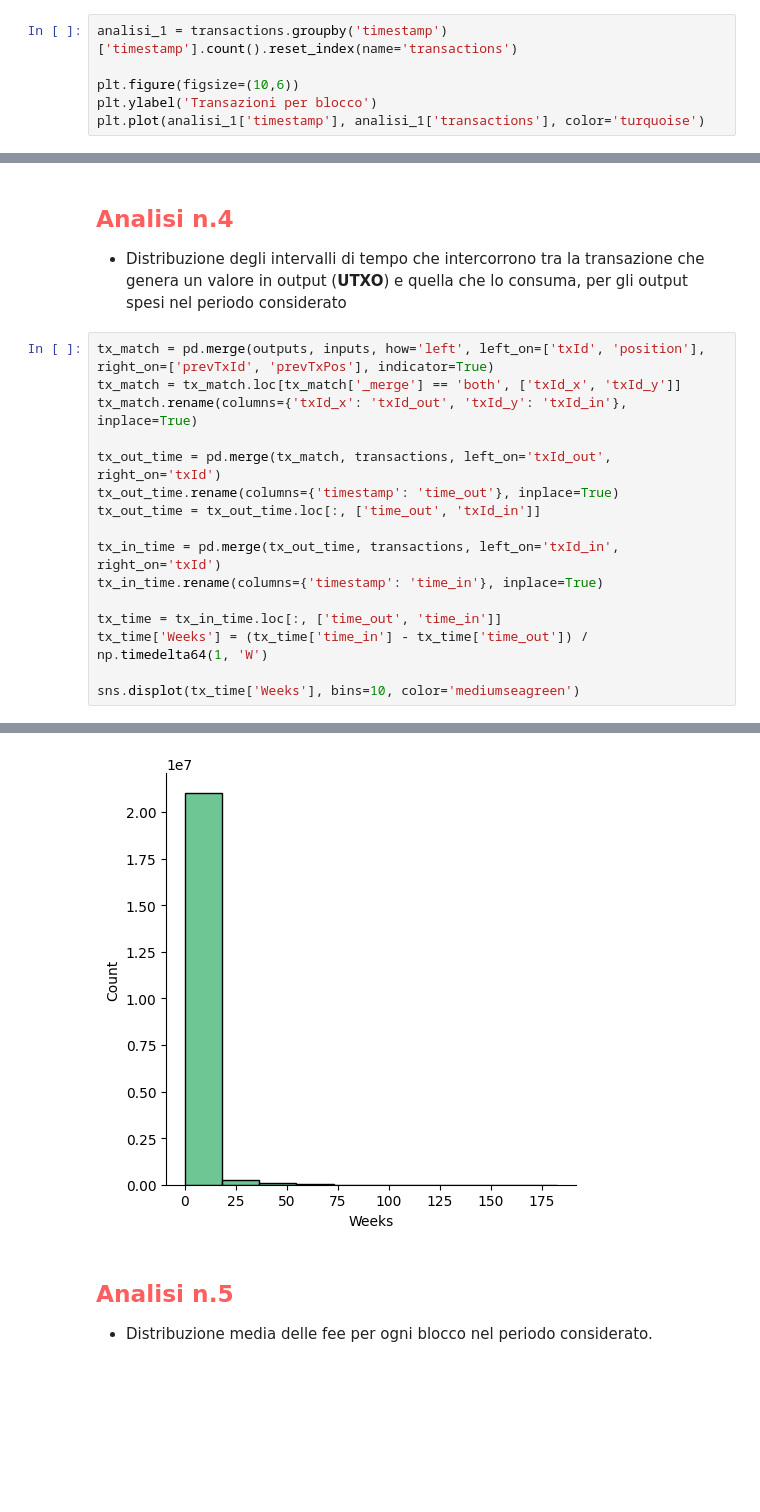
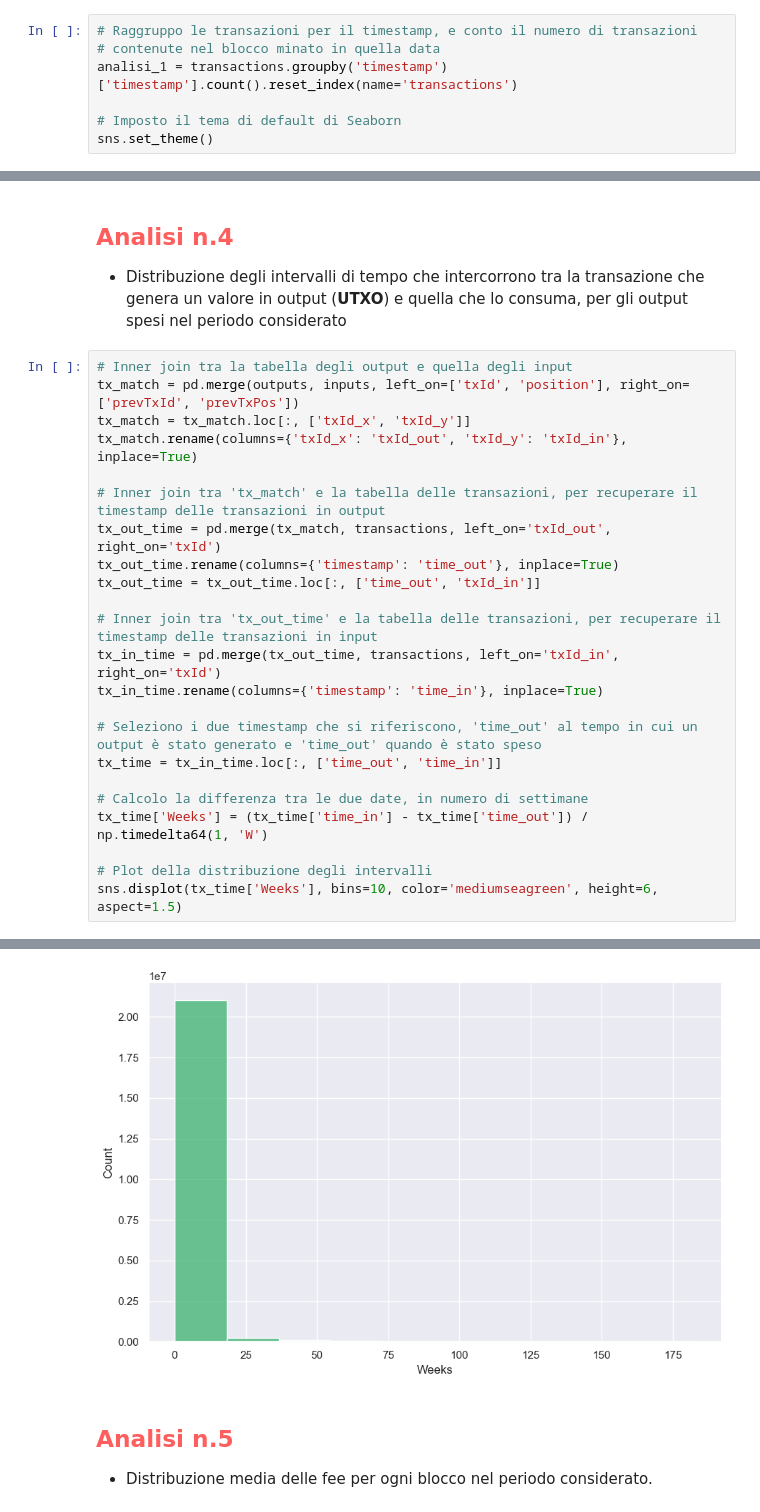
Before and after one commit to simonepassera/CRAFTY, a Jupyter notebook: crafty.ipynb, the cells around one changed output, grey strips where cells are left out. Cells and saved outputs as stored; diff of their text form; blank space fills up the shorter version.

```diff
--- a/crafty.ipynb
+++ b/crafty.ipynb
@@ -25,8 +28,9 @@ transactions['timestamp'] = pd.to_datetime(transactions['timestamp'], unit='s')
 * Distribuzione del numero di transazioni per blocco (occupazione del blocco), nell’intero
 periodo temporale considerato
 # %%
+# Raggruppo le transazioni per il timestamp, e conto il numero di transazioni
+# contenute nel blocco minato in quella data
 analisi_1 = transactions.groupby('timestamp')['timestamp'].count().reset_index(name='transactions')
 
-plt.figure(figsize=(10,6))
-plt.ylabel('Transazioni per blocco')
-plt.plot(analisi_1['timestamp'], analisi_1['transactions'], color='turquoise')
+# Imposto il tema di default di Seaborn
+sns.set_theme()
@@ -66,24 +86,31 @@ Somma totale UTXO = 859303372614879 BTC
 valore in output (**UTXO**) e quella che lo consuma, per gli output spesi nel periodo
 considerato
 # %%
-tx_match = pd.merge(outputs, inputs, how='left', left_on=['txId', 'position'], right_on=['prevTxId', 'prevTxPos'], indicator=True)
-tx_match = tx_match.loc[tx_match['_merge'] == 'both', ['txId_x', 'txId_y']]
+# Inner join tra la tabella degli output e quella degli input
+tx_match = pd.merge(outputs, inputs, left_on=['txId', 'position'], right_on=['prevTxId', 'prevTxPos'])
+tx_match = tx_match.loc[:, ['txId_x', 'txId_y']]
 tx_match.rename(columns={'txId_x': 'txId_out', 'txId_y': 'txId_in'}, inplace=True)
 
+# Inner join tra 'tx_match' e la tabella delle transazioni, per recuperare il timestamp delle transazioni in output
 tx_out_time = pd.merge(tx_match, transactions, left_on='txId_out', right_on='txId')
 tx_out_time.rename(columns={'timestamp': 'time_out'}, inplace=True)
 tx_out_time = tx_out_time.loc[:, ['time_out', 'txId_in']]
 
+# Inner join tra 'tx_out_time' e la tabella delle transazioni, per recuperare il timestamp delle transazioni in input
 tx_in_time = pd.merge(tx_out_time, transactions, left_on='txId_in', right_on='txId')
 tx_in_time.rename(columns={'timestamp': 'time_in'}, inplace=True)
 
+# Seleziono i due timestamp che si riferiscono, 'time_out' al tempo in cui un output è stato generato e 'time_out' quando è stato speso
 tx_time = tx_in_time.loc[:, ['time_out', 'time_in']]
+
+# Calcolo la differenza tra le due date, in numero di settimane
 tx_time['Weeks'] = (tx_time['time_in'] - tx_time['time_out']) / np.timedelta64(1, 'W')
 
-sns.displot(tx_time['Weeks'], bins=10, color='mediumseagreen')
+# Plot della distribuzione degli intervalli
+sns.displot(tx_time['Weeks'], bins=10, color='mediumseagreen', height=6, aspect=1.5)
 # %% [output]
 <seaborn.axisgrid.FacetGrid at 0x...>
-[figure, old version]
+[figure, new version]
 # %% [markdown]
 <h2 style="color:#fe5f5e">Analisi n.5</h2>
 
```
Also changed, not shown: parts of 12 cells of this notebook.
